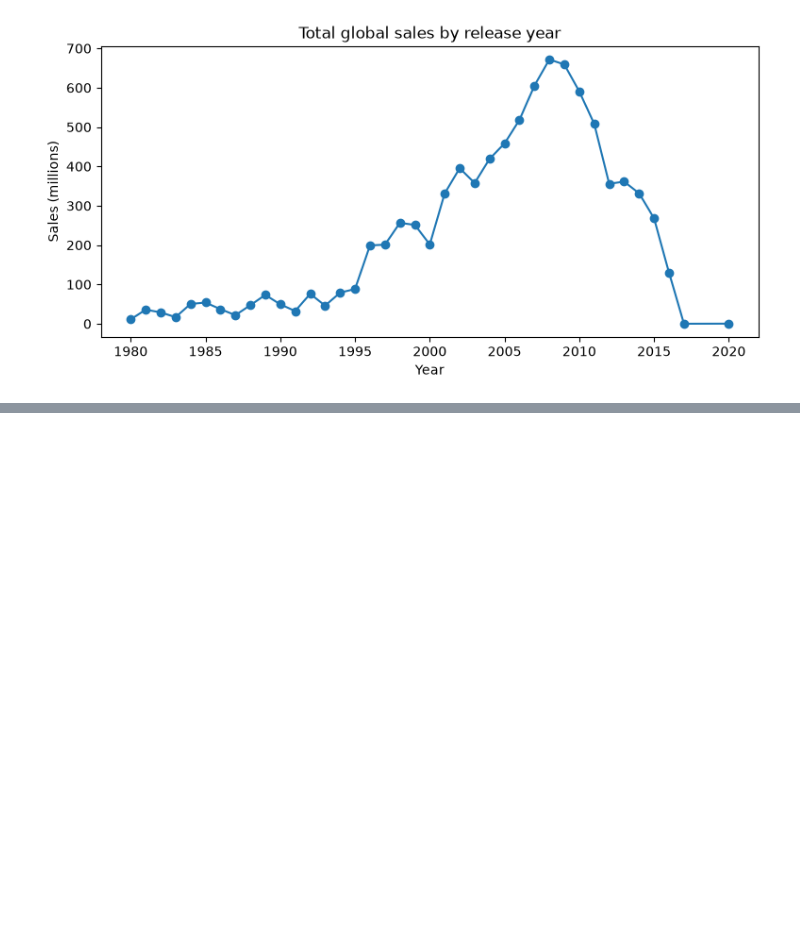
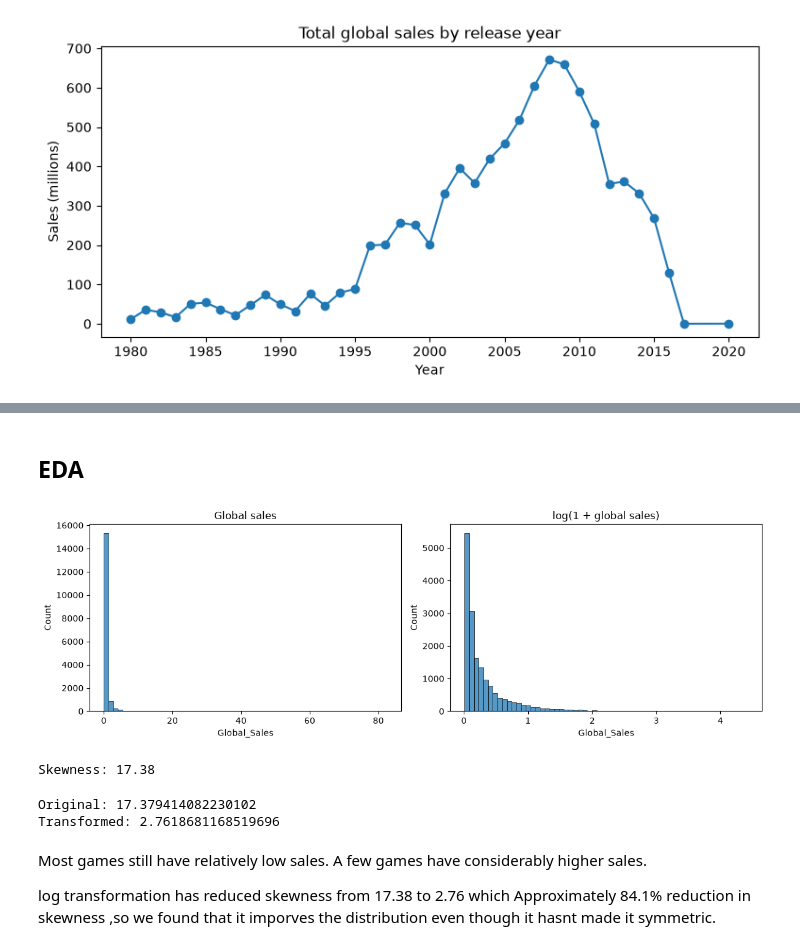
Before and after one commit to abinhyanmikha/Project-I, a Jupyter notebook: data1.ipynb, the cells around one changed output, grey strips where cells are left out. Drawn from its saved outputs; the diff is of its cells as text; code cells hidden in the pictures; blank space fills up the shorter version.

```diff
--- a/data1.ipynb
+++ b/data1.ipynb
@@ -346,0 +375,27 @@ plt.show()
+# %% [markdown]
+## EDA
+# %%
+fig, ax = plt.subplots(1, 2, figsize=(12, 4))
+sns.histplot(df["Global_Sales"], bins=60, ax=ax[0]).set_title("Global sales")
+##log transormation to reduces the influence of very large values and makes the distribution easier to visualize.
+sns.histplot(np.log1p(df["Global_Sales"]), bins=60, ax=ax[1]).set_title("log(1 + global sales)")
+plt.tight_layout()
+plt.show()
+print("Skewness:", round(df["Global_Sales"].skew(), 2))
+# %% [output]
+[figure, added]
+Skewness: 17.38
+# %%
+df["Global_Sales_log"] = np.log1p(df["Global_Sales"])
+
+print("Original:", df["Global_Sales"].skew())
+print("Transformed:", df["Global_Sales_log"].skew())
+# %% [output]
+Original: 17.379414082230102
+Transformed: 2.7618681168519696
+# %% [markdown]
+Most games still have relatively low sales.
+A few games have considerably higher sales.
+
+
+log transformation has reduced skewness from 17.38 to 2.76 which Approximately 84.1% reduction in skewness ,so we found that  it imporves the distribution even though it hasnt made it symmetric.
```
Also changed, not shown: parts of 4 cells of this notebook.
